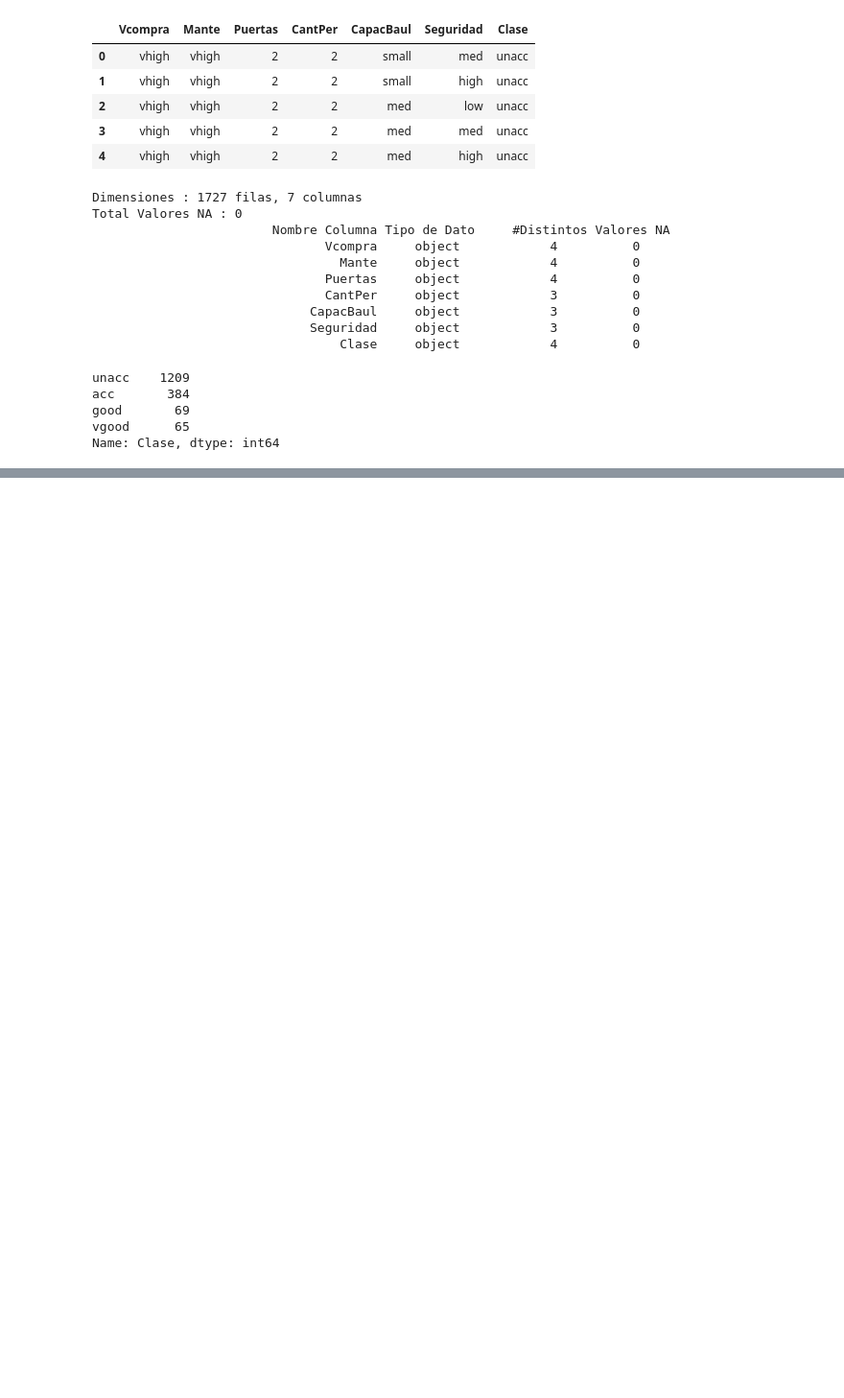
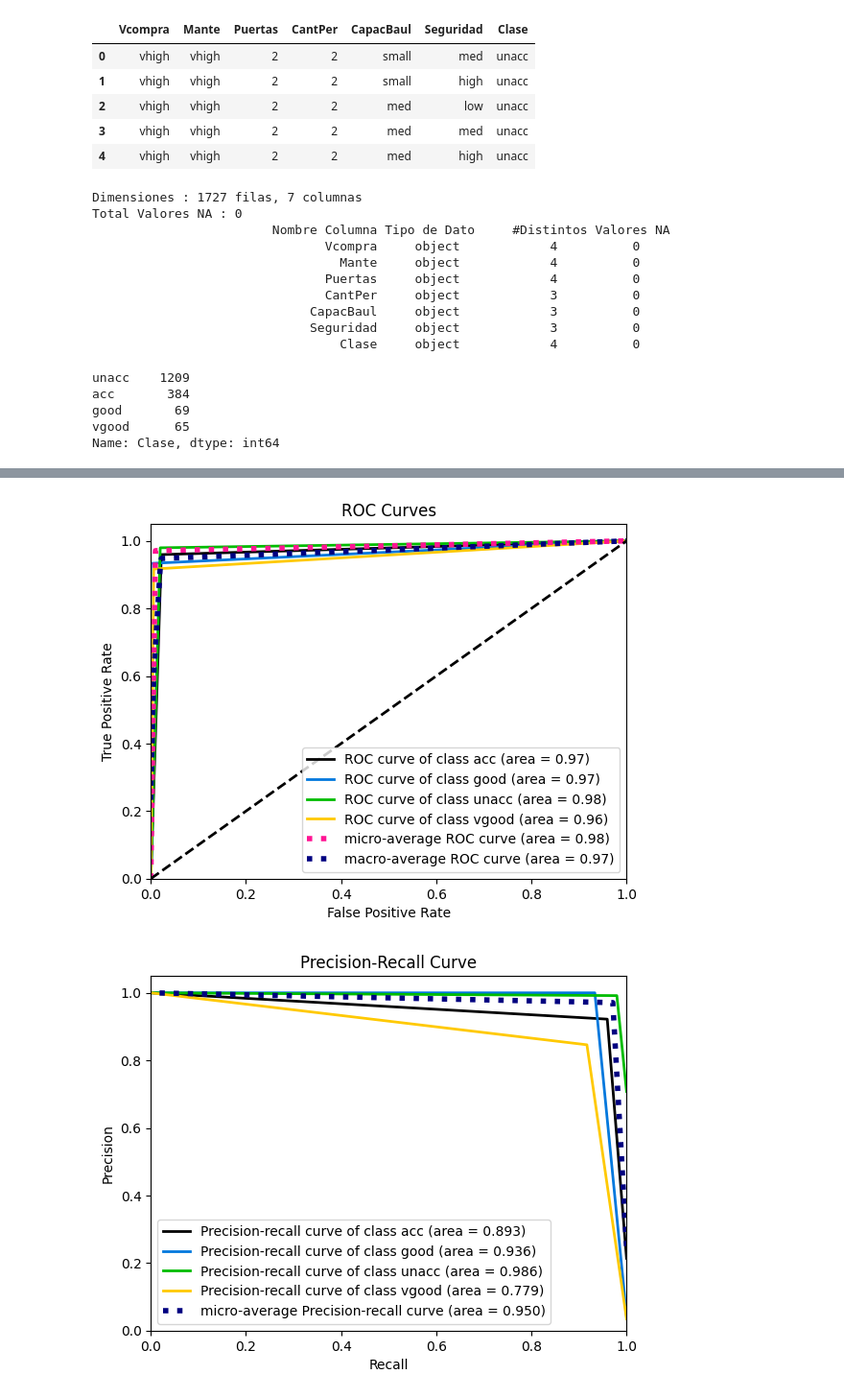
Before and after one commit to jaquimbayoc7/DocumentacionDiplomadoML, a Jupyter notebook: 4. Aprendizaje Supervisado Clasificación/ArbolDecisionClas.ipynb, the cells around one changed output, grey strips where cells are left out. Shown at 96% size. Cells and saved outputs as stored; diff of their text form; code cells hidden in the pictures; blank space fills up the shorter version.

```diff
--- a/4. Aprendizaje Supervisado Clasificación/ArbolDecisionClas.ipynb
+++ b/4. Aprendizaje Supervisado Clasificación/ArbolDecisionClas.ipynb
@@ -296,3 +296,21 @@ plt.show()
+# %%
+from sklearn.neighbors import KNeighborsClassifier
+from scikitplot.metrics import plot_roc
+from scikitplot.metrics import plot_precision_recall
+from sklearn.tree import DecisionTreeClassifier
+
+model = DecisionTreeClassifier()
+model.fit(X_train, y_train)
+y_score = model.predict_proba(X_test)
+y_pred = model.predict(X_test)# Plot metrics
+plot_roc(y_test, y_score)
+plt.show()
+
+plot_precision_recall(y_test, y_score)
+plt.show()
+# %% [output]
+[figure, added]
+[figure, added]
 # %%
 import numpy as np
 n_samples = count.median().astype(np.int64)
```
Also changed, not shown: parts of 19 cells of this notebook.
